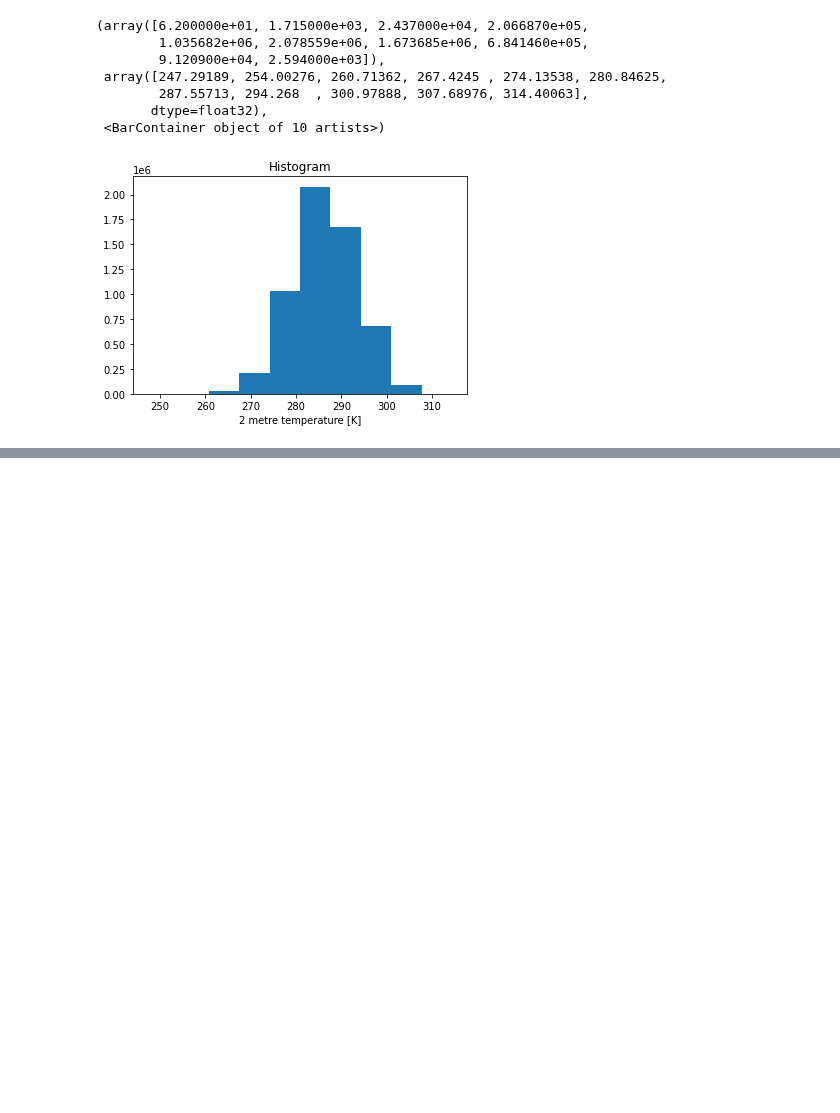
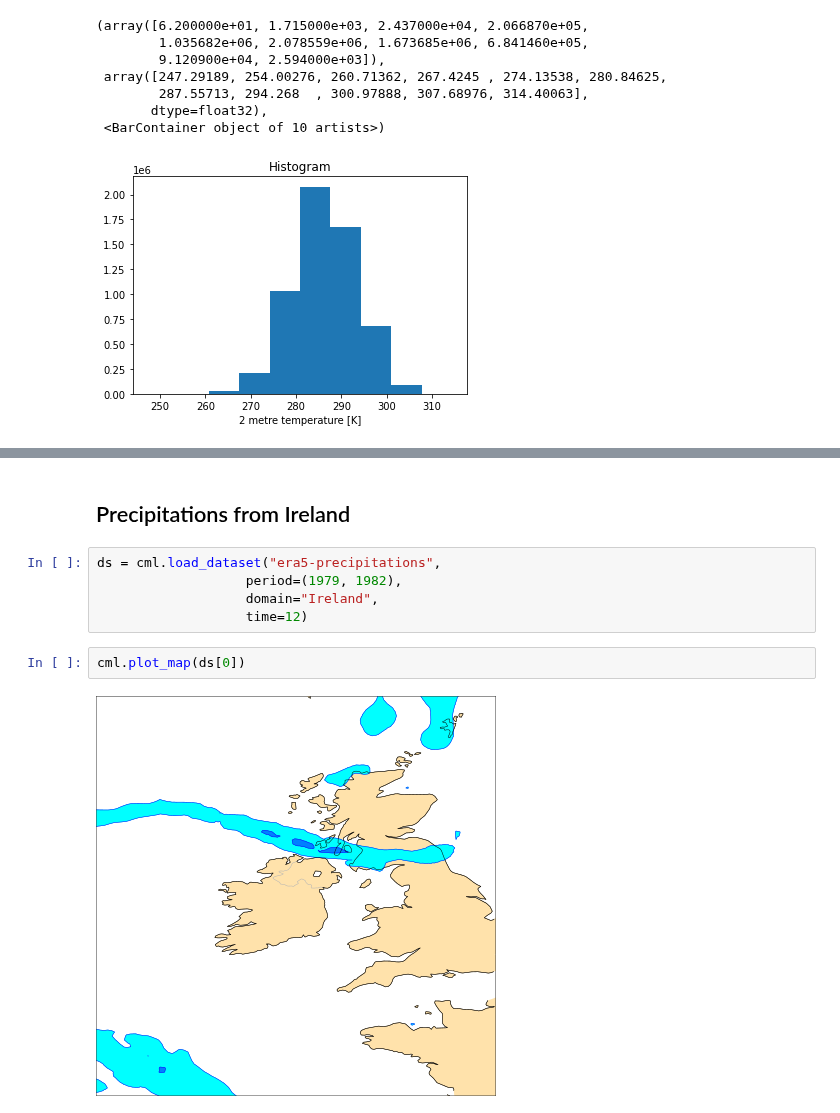
Before and after one commit to ecmwf/climetlab, a Jupyter notebook: docs/examples/06-era5-temperature.ipynb, the cells around one changed output, grey strips where cells are left out. Saved outputs shown, nothing was run; the diff lists cells and outputs as text; blank space fills up the shorter version.

Commit message:
Plotting

```diff
--- a/docs/examples/06-era5-temperature.ipynb
+++ b/docs/examples/06-era5-temperature.ipynb
@@ -92,2 +96,13 @@ cml.plot_map(x, width=400)
 # %% [output]
 [figure]
+# %% [markdown]
+## Precipitations from Ireland
+# %%
+ds = cml.load_dataset("era5-precipitations",
+                   period=(1979, 1982),
+                   domain="Ireland",
+                   time=12)
+# %%
+cml.plot_map(ds[0])
+# %% [output]
+[figure, added]
```
Also changed, not shown: parts of 8 cells of this notebook, 7 other files.
